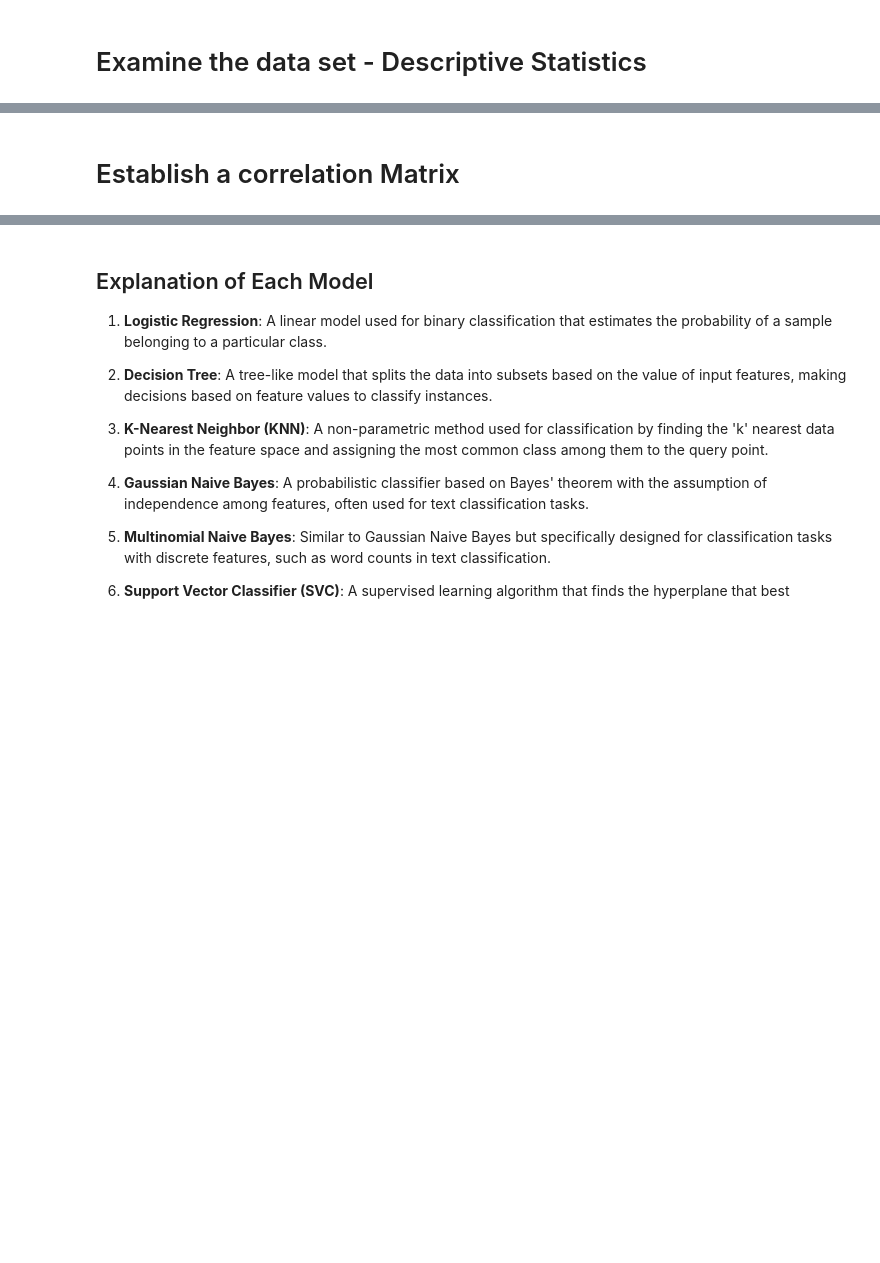
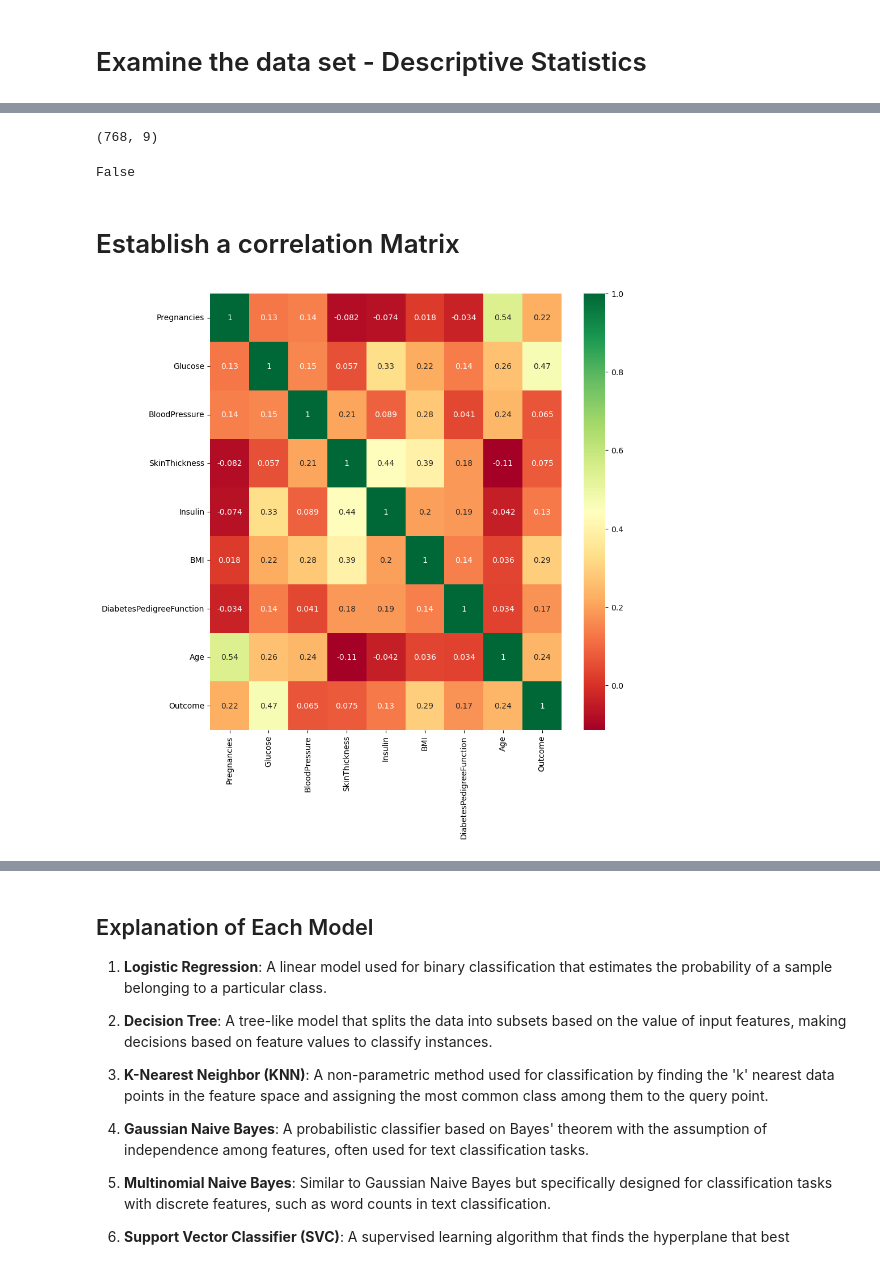
Before and after one commit to JoeEberle/diabetes_risk_stratification, a Jupyter notebook: Diabetes Risk Stratification - Demographic with SIM.ipynb, the cells around one changed output, grey strips where cells are left out. Saved outputs shown, nothing was run; the diff lists cells and outputs as text; code cells hidden in the pictures; blank space fills up the shorter version.

```diff
--- a/Diabetes Risk Stratification - Demographic with SIM.ipynb
+++ b/Diabetes Risk Stratification - Demographic with SIM.ipynb
@@ -61,3 +164,5 @@ sb.outmd(definition)
 # %%
 # dataset = pd.read_csv("C:/Documents/datasets/diabetes.csv")
-dataset = pd.read_csv("diabetes.csv")
+df_study_dataset = pd.read_csv("diabetes.csv")
+df_diabetes = df_study_dataset
+print(f"The dataset contains {df_study_dataset.shape[0]} rows and {df_study_dataset.shape[1]} columns of data ")
@@ -70,11 +281,17 @@ dataset.head(5)   #provides top 5 rows
 # %%
-dataset.shape #print the shape of the matrix
+df_diabetes.shape #print the shape of the matrix
+# %% [output]
+(768, 9)
 # %%
-dataset.isnull().values.any()  # determine if any of the dataset is null
+df_diabetes.isnull().values.any()  # determine if any of the dataset is null
+# %% [output]
+False
 # %% [markdown]
 # Establish a correlation Matrix
 # %%
-correlation_matrix = dataset.corr()     #establish a correlation matrix for all fields
+correlation_matrix = df_diabetes.corr()     #establish a correlation matrix for all fields
 top_correlation_features = correlation_matrix.index
 plt.figure(figsize=(10,10))
-g=sns.heatmap(dataset[top_correlation_features].corr(),annot=True,cmap="RdYlGn")
+g=sns.heatmap(df_diabetes[top_correlation_features].corr(),annot=True,cmap="RdYlGn")
+# %% [output]
+[figure, added]
```
Also changed, not shown: parts of 30 cells of this notebook, 4 other files.
